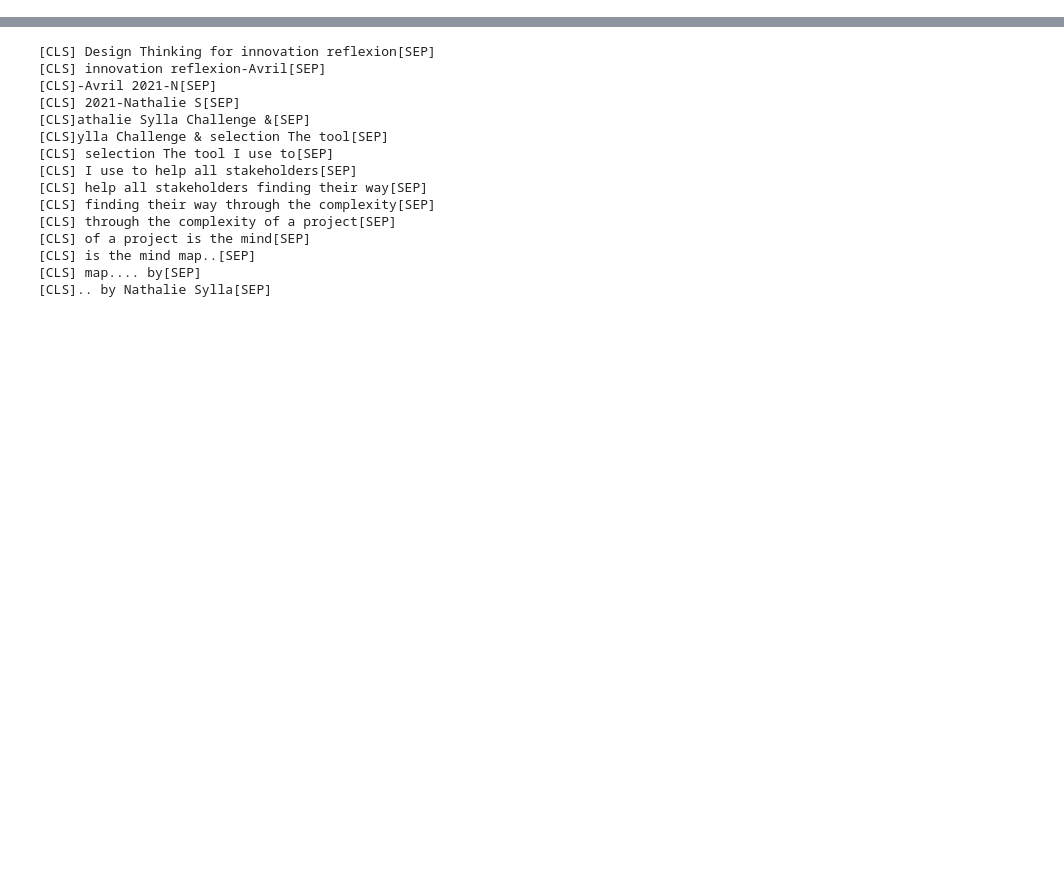
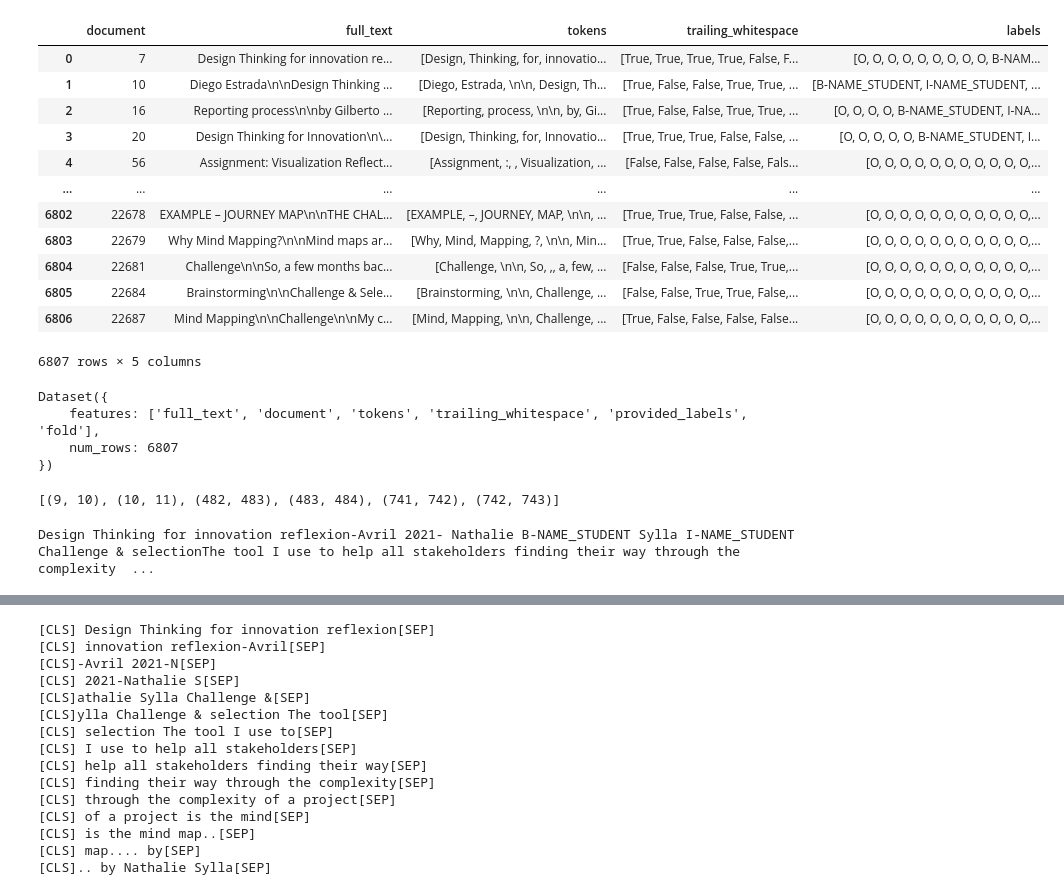
Before and after one commit to jashdalvi/PII-Data-Detection, a Jupyter notebook: notebooks/tokenizers.ipynb, the cells around one changed output, grey strips where cells are left out. Drawn from its saved outputs; the diff is of its cells as text; code cells hidden in the pictures; blank space fills up the shorter version.

```diff
--- a/notebooks/tokenizers.ipynb
+++ b/notebooks/tokenizers.ipynb
@@ -8,0 +13,2 @@ import pandas as pd
+# %%
+df = pd.read_json("../data/train.json")
@@ -8,0 +24,23 @@ import pandas as pd
+# %%
+df
+# %% [output]
+|  | document | full_text | tokens | trailing_whitespace | labels |
+| 0 | 7 | Design Thinking for innovation re... | [Design, Thinking, for, innovatio... | [True, True, True, True, False, F... | [O, O, O, O, O, O, O, O, O, B-NAM... |
+| 1 | 10 | Diego Estrada\n\nDesign Thinking ... | [Diego, Estrada, \n\n, Design, Th... | [True, False, False, True, True, ... | [B-NAME_STUDENT, I-NAME_STUDENT, ... |
+| 2 | 16 | Reporting process\n\nby Gilberto ... | [Reporting, process, \n\n, by, Gi... | [True, False, False, True, True, ... | [O, O, O, O, B-NAME_STUDENT, I-NA... |
+| 3 | 20 | Design Thinking for Innovation\n\... | [Design, Thinking, for, Innovatio... | [True, True, True, False, False, ... | [O, O, O, O, O, B-NAME_STUDENT, I... |
+| 4 | 56 | Assignment: Visualization Reflect... | [Assignment, :, , Visualization, ... | [False, False, False, False, Fals... | [O, O, O, O, O, O, O, O, O, O, O,... |
+| ... | ... | ... | ... | ... | ... |
+| 6802 | 22678 | EXAMPLE – JOURNEY MAP\n\nTHE CHAL... | [EXAMPLE, –, JOURNEY, MAP, \n\n, ... | [True, True, True, False, False, ... | [O, O, O, O, O, O, O, O, O, O, O,... |
+| 6803 | 22679 | Why Mind Mapping?\n\nMind maps ar... | [Why, Mind, Mapping, ?, \n\n, Min... | [True, True, False, False, False,... | [O, O, O, O, O, O, O, O, O, O, O,... |
+| 6804 | 22681 | Challenge\n\nSo, a few months bac... | [Challenge, \n\n, So, ,, a, few, ... | [False, False, False, True, True,... | [O, O, O, O, O, O, O, O, O, O, O,... |
+| 6805 | 22684 | Brainstorming\n\nChallenge & Sele... | [Brainstorming, \n\n, Challenge, ... | [False, False, True, True, False,... | [O, O, O, O, O, O, O, O, O, O, O,... |
+| 6806 | 22687 | Mind Mapping\n\nChallenge\n\nMy c... | [Mind, Mapping, \n\n, Challenge, ... | [True, False, False, False, False... | [O, O, O, O, O, O, O, O, O, O, O,... |
+6807 rows × 5 columns
+# %%
+ds
+# %% [output]
+Dataset({
+    features: ['full_text', 'document', 'tokens', 'trailing_whitespace', 'provided_labels', 'fold'],
+    num_rows: 6807
+})
@@ -9,2 +78,7 @@ import pandas as pd
+# %%
+display(HTML(visualize(df[df.document == 7].iloc[0], nlp)))
+# %% [output]
+[(9, 10), (10, 11), (482, 483), (483, 484), (741, 742), (742, 743)]
+Design Thinking for innovation reflexion-Avril 2021- Nathalie B-NAME_STUDENT Sylla I-NAME_STUDENT Challenge & selectionThe tool I use to help all stakeholders finding their way through the complexity  ...
 # %%
 df = pd.read_parquet("../data/raw_data.parquet")
```
Also changed, not shown: parts of 18 cells of this notebook, 2 other files.
